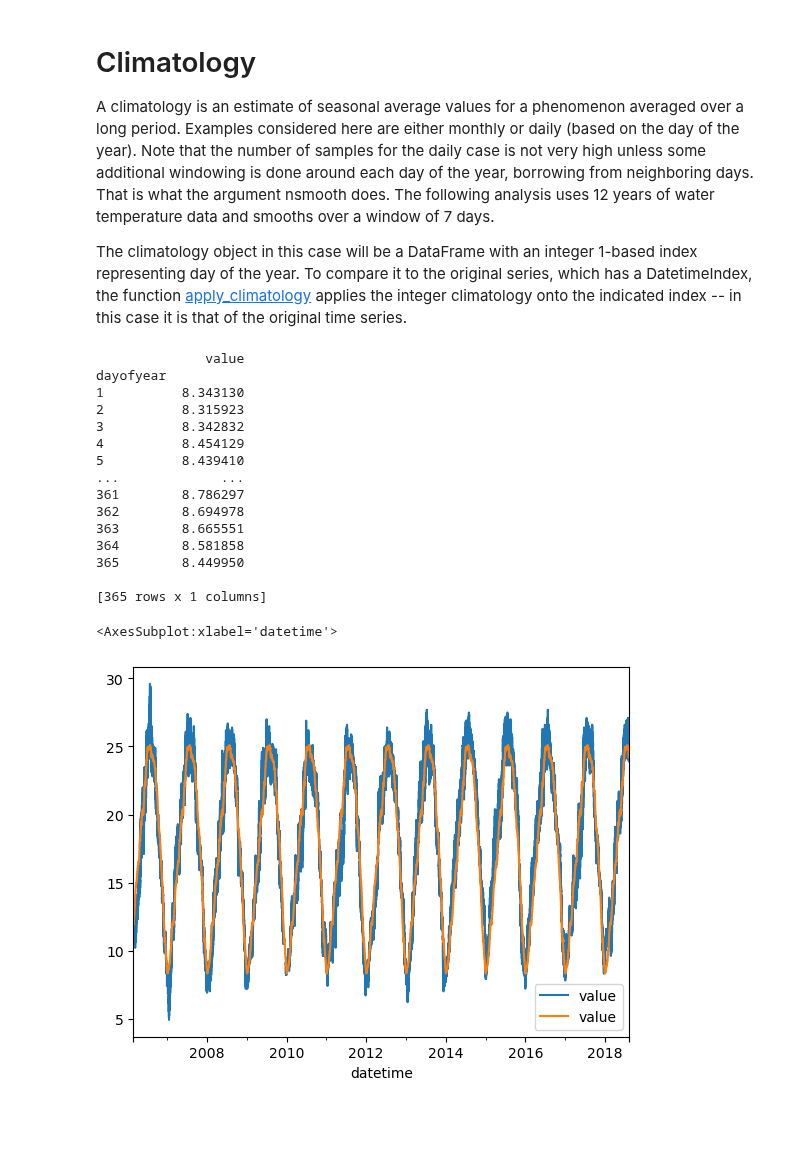
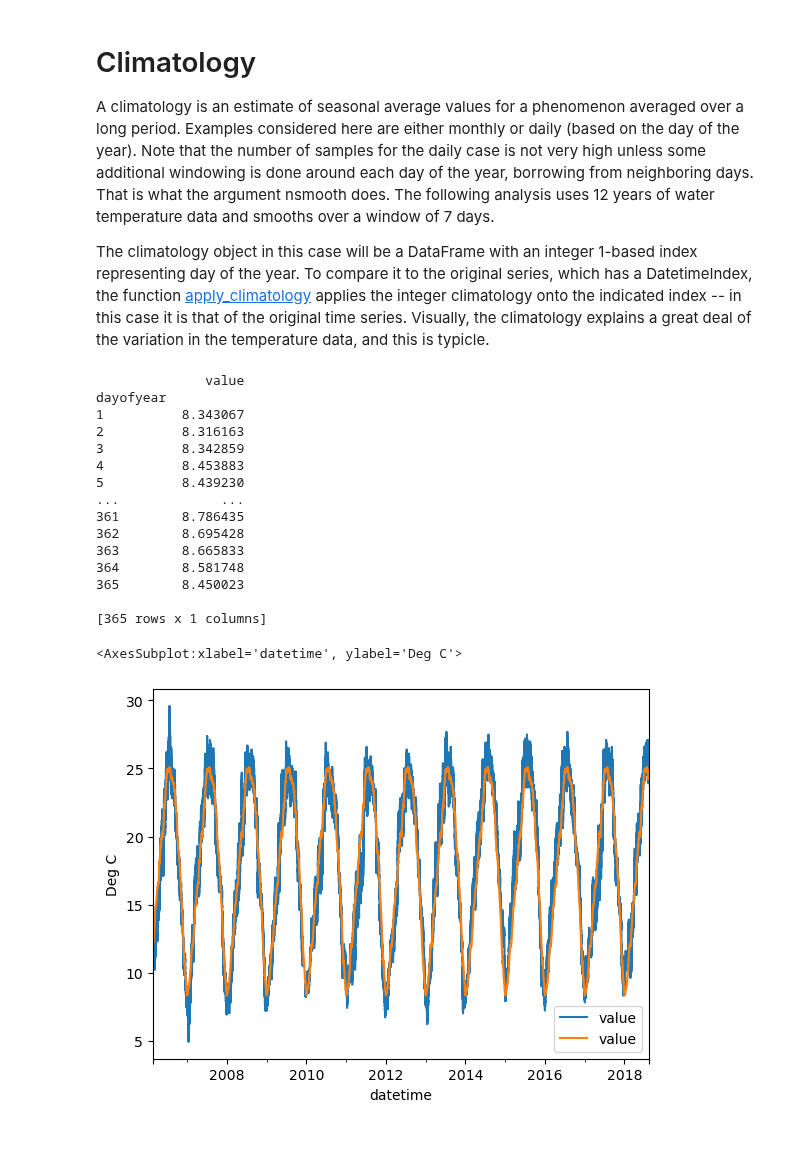
Before and after one commit to CADWRDeltaModeling/vtools3, a Jupyter notebook: docsrc/notebooks/climatology.ipynb, the cells around one changed output. Saved outputs shown, nothing was run; the diff lists cells and outputs as text; code cells hidden in the pictures.

Commit message:
Basic tutorial on climatology.

```diff
--- a/docsrc/notebooks/climatology.ipynb
+++ b/docsrc/notebooks/climatology.ipynb
@@ -2,36 +2,37 @@
 # Climatology
 A climatology is an estimate of seasonal average values for a phenomenon averaged over a long period. Examples considered here are either monthly or daily (based on the day of the year). Note that the number of samples for the daily case is not very high unless some additional windowing is done around each day of the year, borrowing from neighboring days. That is what the argument nsmooth does. The following analysis uses 12 years of water temperature data and smooths over a window of 7 days.
 
-The climatology object in this case will be a DataFrame with an integer 1-based index representing day of the year. To compare it to the original series, which has a DatetimeIndex, the function [apply_climatology](../_autosummary/vtools.apply_climatology.rst) applies the integer climatology onto the indicated index -- in this case it is that of the original time series.
+The climatology object in this case will be a DataFrame with an integer 1-based index representing day of the year. To compare it to the original series, which has a DatetimeIndex, the function [apply_climatology](../_autosummary/vtools.apply_climatology.rst) applies the integer climatology onto the indicated index -- in this case it is that of the original time series. Visually, the climatology explains a great deal of the variation in the temperature data, and this is typicle.
 # %%
 import pandas as pd
 import matplotlib.pyplot as plt
 from vtools import climatology, apply_climatology, climatology_quantiles
 
-df = pd.read_csv("data/mup_temp_2006_2018.csv",index_col=0,parse_dates=[0])
-clim = climatology(df,freq="day",nsmooth=7)
+df = pd.read_csv("data/mup_temp_2006_2018.csv",index_col=0,parse_dates=[0])  # water temperature time series
+clim = climatology(df,freq="day",nsmooth=15) # smooths fortnightly variaiton and higher frequencies
 print(clim)
 ts_clim = apply_climatology(clim,df.index)
 
 ax=df.plot()
+ax.set_ylabel("Deg C")
 ts_clim.plot(ax=ax)
 # %% [output]
               value
 dayofyear
-1          8.343130
-2          8.315923
-3          8.342832
-4          8.454129
-5          8.439410
+1          8.343067
+2          8.316163
+3          8.342859
+4          8.453883
+5          8.439230
 ...             ...
-361        8.786297
-362        8.694978
-363        8.665551
-364        8.581858
-365        8.449950
+361        8.786435
+362        8.695428
+363        8.665833
+364        8.581748
+365        8.450023
 
 [365 rows x 1 columns]
-<AxesSubplot:xlabel='datetime'>
+<AxesSubplot:xlabel='datetime', ylabel='Deg C'>
-[figure, old version]
+[figure, new version]
 # %% [markdown]
 ##
```
Also changed, not shown: parts of 1 cell of this notebook.
